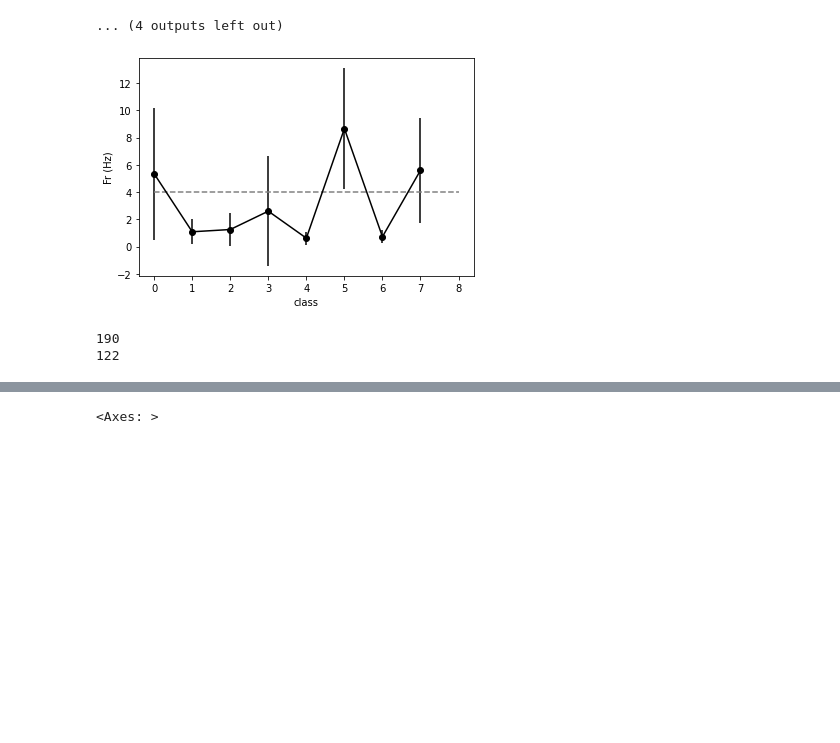
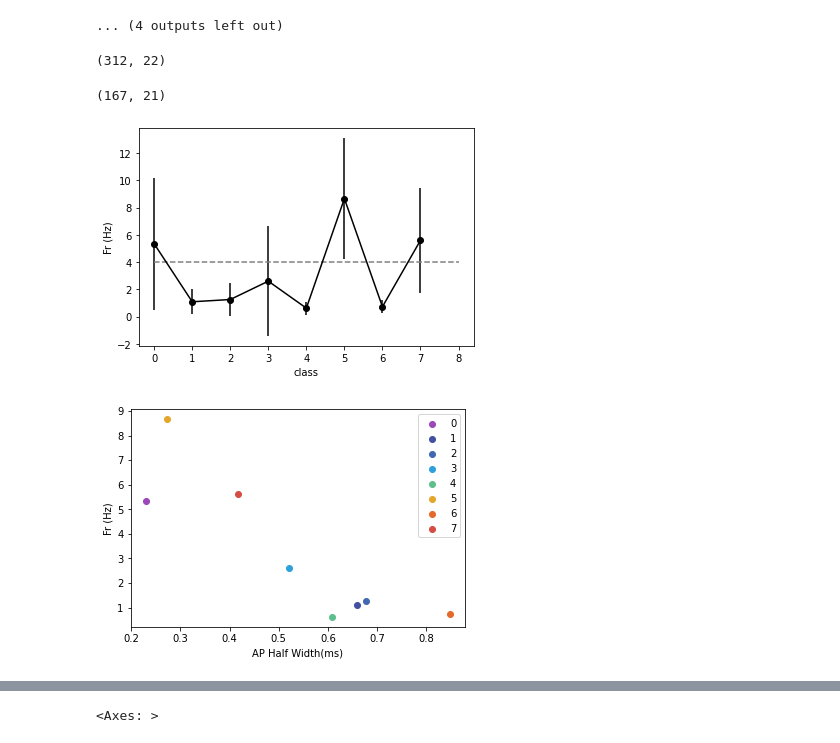
Before and after one commit to Nishant-codex/GIFFittingToolbox, a Jupyter notebook: src/examples/Clustering_biophys_params.ipynb, the cells around one changed output, grey strips where cells are left out. Drawn from its saved outputs; the diff is of its cells as text; code cells hidden in the pictures; blank space fills up the shorter version.

```diff
--- a/src/examples/Clustering_biophys_params.ipynb
+++ b/src/examples/Clustering_biophys_params.ipynb
@@ -425,28 +207,51 @@ for i in set(labels_wave):
 ... (4 outputs left out)
 # %%
 data_ephys_FN_acsf['labels_wave'] = labels_wave
+# %%
+data_np = data_ephys_FN_acsf[data_ephys_FN_acsf.columns[:-5]].to_numpy()
+print(data_np.shape)
+frac  = 0.8
+# np.random.randint(0,len(data_ephys_FN_acsf),int(len(data_ephys_FN_acsf)*frac))
+cols = data_ephys_FN_acsf.columns[:-5]
+idx = ~np.zeros_like(cols,dtype=bool)
+idx[i] =0
+cols_  = np.array(cols)[~idx]
+
+row_idx = np.random.randint(0,len(data_np),int(len(data_np)*frac))
+
+idx_1 = np.zeros(len(data_np),dtype=bool)
+idx_1[row_idx] = True
+data_np_temp = data_np[idx_1]
+data_np_temp = data_np_temp[:,idx]
+data_np_temp.shape
+# %% [output]
+(312, 22)
+(167, 21)
 # %%
 frs = []
+ap_width = []
 frs_std = []
+ap_width_std = []
+
 for i in set(data_ephys_FN_acsf['labels_wave']):
     frs.append(np.mean(data_ephys_FN_acsf[data_ephys_FN_acsf.labels_wave==i]['fr']))
     frs_std.append(np.std(data_ephys_FN_acsf[data_ephys_FN_acsf.labels_wave==i]['fr']))
 
+    ap_width.append(np.mean(data_ephys_FN_acsf[data_ephys_FN_acsf.labels_wave==i]['mean_width']))
+    ap_width_std.append(np.std(data_ephys_FN_acsf[data_ephys_FN_acsf.labels_wave==i]['mean_width']))
 
 plt.errorbar(list(set(data_ephys_FN_acsf['labels_wave'])),frs,yerr=frs_std,marker='o',c='black')
 plt.hlines(4,0,8,linestyles='dashed',color='grey')
 plt.ylabel('Fr (Hz)')
 plt.xlabel('class')
 plt.show()
+
+for i in range(len(ap_width)):
+    plt.scatter(ap_width[i],frs[i],marker='o',c=coherence_colors[i],label = list(set(data_ephys_FN_acsf['labels_wave']))[i])
+    plt.ylabel('Fr (Hz)')
+    plt.xlabel('AP Half Width(ms)')
+    plt.legend()
+plt.show()
 # %% [output]
 [figure]
+[figure, added]
-# %%
-
-data_ephys_FN_acsf['labels_wave'] = labels_wave
-ephys_exc = data_ephys_FN_acsf[data_ephys_FN_acsf.labels_wave.isin([1,2,3,4,6])]
-ephys_inh = data_ephys_FN_acsf[data_ephys_FN_acsf.labels_wave.isin([0,5,7])]
-print(len(ephys_exc))
-print(len(ephys_inh))
-# %% [output]
-190
-122
```
Also changed, not shown: parts of 15 cells of this notebook, 5 other files.
